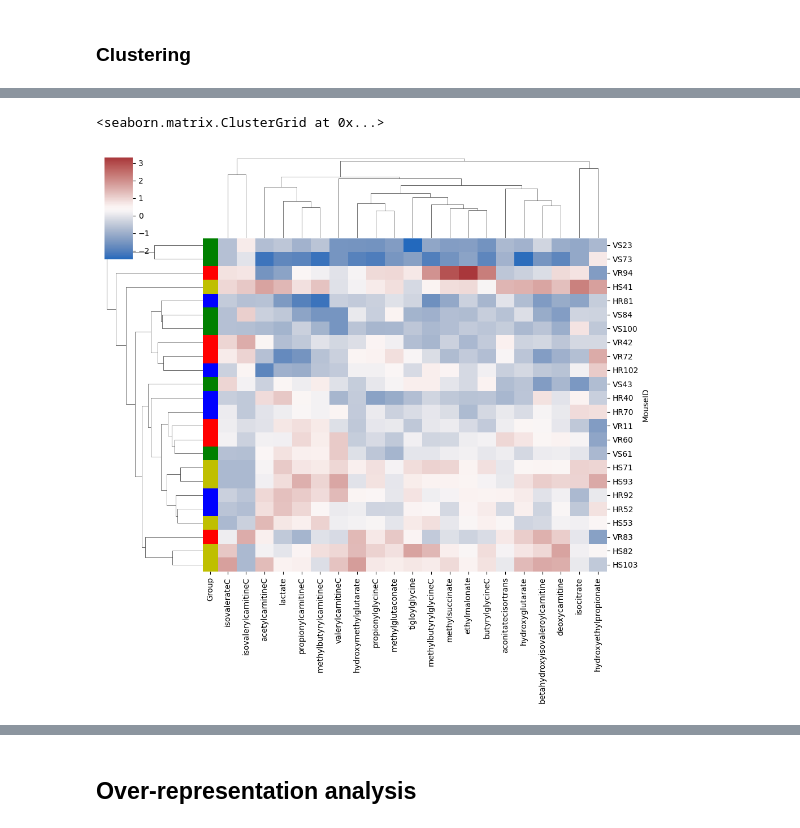
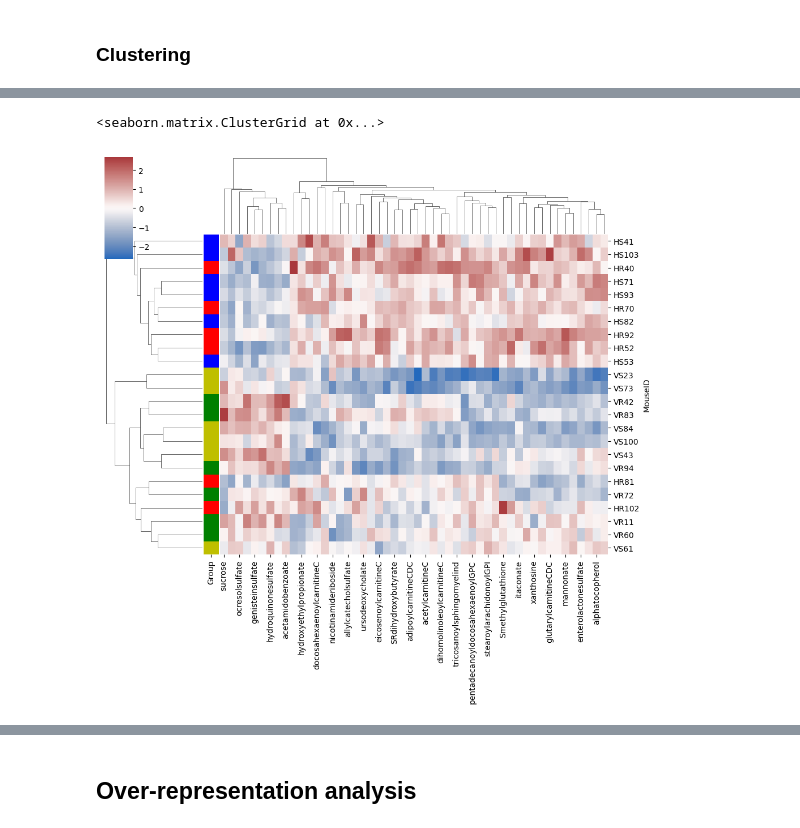
Before and after one commit to bjwadswo/JohnsonLab_Wadsworth-et-al_2HB-Metabolomics, a Jupyter notebook: Met_Analysis.ipynb, the cells around one changed output, grey strips where cells are left out. Drawn from its saved outputs; the diff is of its cells as text; code cells hidden in the pictures.

Commit message:
finished updating with correct method for adjusting values for VO2 covariates

```diff
--- a/Met_Analysis.ipynb
+++ b/Met_Analysis.ipynb
@@ -30,7 +30,7 @@ muscle_df = muscle_df.set_index('PARENT_SAMPLE_NAME')
 # chemical meta data and chemicals identified to be related to BCAA metabolism
 muscle_chemicals = pd.read_excel(f'{path}{muscle_file}.XLSX',sheet_name='Chemical Annotation' )
 serum_chemicals = pd.read_excel(f'{path}{serum_file}.XLSX',sheet_name='Chemical Annotation' )
-sel_chemicals = pd.read_excel(f'{path}selectmetabolites.xlsx',sheet_name='SERUM_select' )
+sel_chemicals = pd.read_excel(f'{path}selectmetabolites.xlsx',sheet_name='SERUM_named' )
 # sample metadata
 serum_samples = pd.read_excel(f'{path}{serum_file}.XLSX',sheet_name='Sample Meta Data' )
 muscle_samples = pd.read_excel(f'{path}{muscle_file}.XLSX',sheet_name='Sample Meta Data' )
@@ -127,8 +148,8 @@ def impute_by_group(df,grouping_col):
     return holder_df
 
 
-muscle_na = impute_by_group(muscle_na,'Ex')
-serum_na = impute_by_group(serum_na,'Ex')
+muscle_na = impute_by_group(muscle_na,'Tx')
+serum_na = impute_by_group(serum_na,'Tx')
 # %%
 # impute na with col minimum, create a log-transform df to see if this helps with the probably skewed data
 def met_transform(df, scale_by, to_log, standard):
@@ -158,8 +179,8 @@ def met_transform(df, scale_by, to_log, standard):
 # %%
 muscle_log = met_transform(muscle_na,0,1,1)
 serum_log = met_transform(serum_na,0,1,1)
-muscle_med = met_transform(muscle_na,1,1,1)
-serum_med = met_transform(serum_na,1,1,1)
+muscle_med = met_transform(muscle_na,1,0,1)
+serum_med = met_transform(serum_na,1,0,1)
 # %% [markdown]
 *** Log transformation only improved normality to 67% of columns instead of 59% in the non-transformed data
 *** So, we could consider conducting feature-wise normalization of the metabolites, so that we only log transform the columns that benefit from doing so, and then we scale everything to a mean of 0 and SD of 1,
@@ -346,2 +361,25 @@ serum_adj.head()
 # %% [markdown]
 ### Serum group comparisons
+# %%
+results = pd.DataFrame(columns=['Metabolite','p_value','Ex']) # create an empty dataframe to hold the results
+# iterate over each column, calculating the test statistic for each column and storing the results in the dataframe
+for met in serum_adj.columns[:-8]:
+    ancova_res = ancova(data=serum_fwn, dv = met, covar = 'avg_VO2', between = 'Tx')
+    p_value = ancova_res.iloc[0,4]
+    results.loc[len(results)] = pd.Series({
+        'Metabolite': met,
+        'p_value': p_value,
+        'Ex': 'R'
+        })
+reject, adj_pvalues, sidak, bonf = multipletests(
+    results.p_value.fillna(1), alpha=0.1, method = 'fdr_tsbh'
+)
+results['adj_p'] = adj_pvalues
+results['reject'] = reject
+results.to_csv('serum_FDR.csv')
+mus_hit_results = results.sort_values('p_value').head(50)
+serum_fwn_DE = serum_fwn[mus_hit_results.Metabolite.unique()]
+serum_DE = serum_adj[mus_hit_results.Metabolite.unique()]
+serum_DE['Group'] = serum_adj['Group']
+serum_fwn_DE['Group'] = serum_adj['Group']
+print(results.reject.value_counts(),'\n',serum_adj.shape, serum_DE.shape)
@@ -526,9 +610,9 @@ muscle_adj
 import seaborn as sns
 # %%
 lut = dict(zip(serum_DE.Group.unique(), "rbgy"))
-row_colours = serum_DE.Group.map(lut)
-sns.clustermap(serum_DE.select_dtypes(include=np.number),row_colors=row_colours,cmap='vlag',method='average',metric='seuclidean')
+row_colours =  serum_DE.Group.map(lut)
+sns.clustermap(serum_DE.select_dtypes(include=np.number),row_colors=row_colours,cmap='vlag',method='average',metric='euclidean')
 # %% [output]
 <seaborn.matrix.ClusterGrid at 0x...>
-[figure, old version]
+[figure, new version]
 # %%
```
Also changed, not shown: parts of 27 cells of this notebook, 9 other files.
